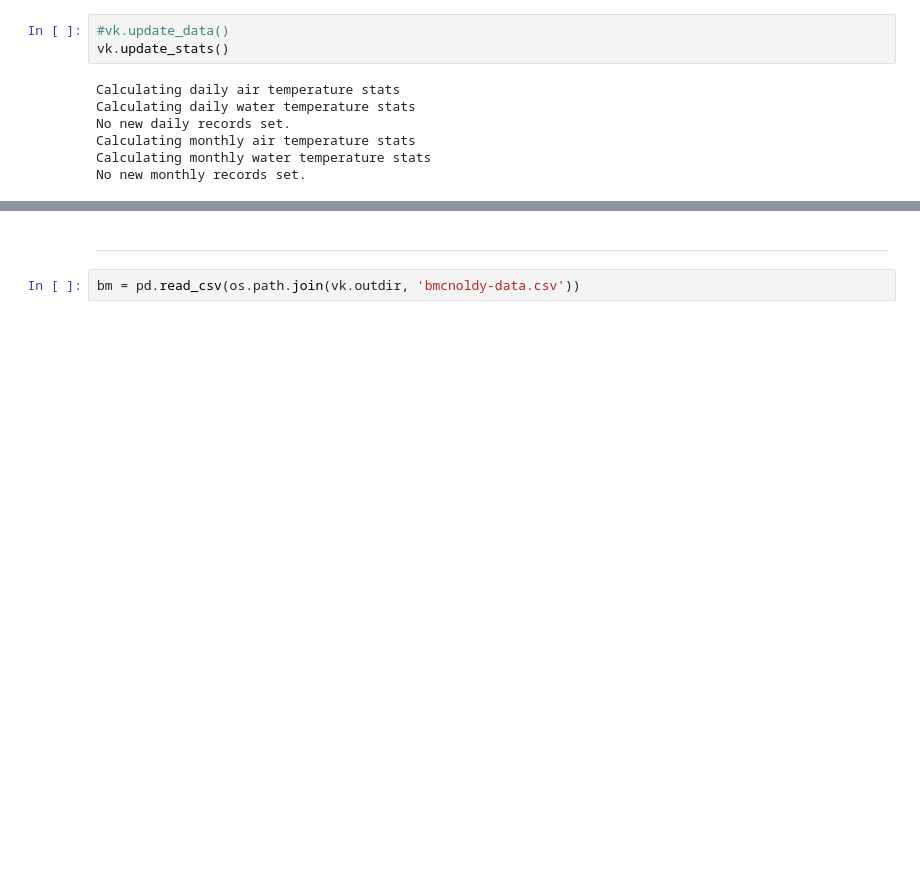
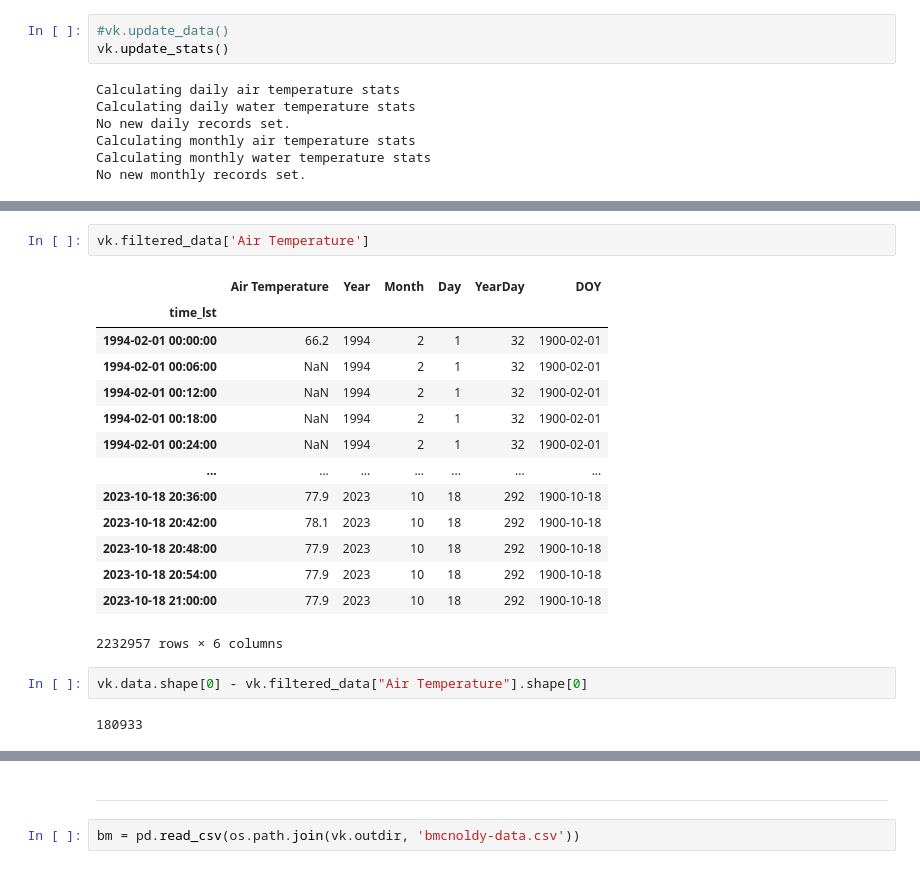
Before and after one commit to mdgrossi/climatology-jekyll, a Jupyter notebook: NOAA-CO-OPS-Climatology.ipynb, the cells around one changed output, grey strips where cells are left out. Cells and saved outputs as stored; diff of their text form; blank space fills up the shorter version.

```diff
--- a/NOAA-CO-OPS-Climatology.ipynb
+++ b/NOAA-CO-OPS-Climatology.ipynb
@@ -985,0 +1018,21 @@ No new monthly records set.
+# %%
+vk.filtered_data['Air Temperature']
+# %% [output]
+|  | Air Temperature | Year | Month | Day | YearDay | DOY |
+| time_lst |  |  |  |  |  |  |
+| 1994-02-01 00:00:00 | 66.2 | 1994 | 2 | 1 | 32 | 1900-02-01 |
+| 1994-02-01 00:06:00 | NaN | 1994 | 2 | 1 | 32 | 1900-02-01 |
+| 1994-02-01 00:12:00 | NaN | 1994 | 2 | 1 | 32 | 1900-02-01 |
+| 1994-02-01 00:18:00 | NaN | 1994 | 2 | 1 | 32 | 1900-02-01 |
+| 1994-02-01 00:24:00 | NaN | 1994 | 2 | 1 | 32 | 1900-02-01 |
+| ... | ... | ... | ... | ... | ... | ... |
+| 2023-10-18 20:36:00 | 77.9 | 2023 | 10 | 18 | 292 | 1900-10-18 |
+| 2023-10-18 20:42:00 | 78.1 | 2023 | 10 | 18 | 292 | 1900-10-18 |
+| 2023-10-18 20:48:00 | 77.9 | 2023 | 10 | 18 | 292 | 1900-10-18 |
+| 2023-10-18 20:54:00 | 77.9 | 2023 | 10 | 18 | 292 | 1900-10-18 |
+| 2023-10-18 21:00:00 | 77.9 | 2023 | 10 | 18 | 292 | 1900-10-18 |
+2232957 rows × 6 columns
+# %%
+vk.data.shape[0] - vk.filtered_data["Air Temperature"].shape[0]
+# %% [output]
+180933
```
Also changed, not shown: parts of 9 cells of this notebook.
